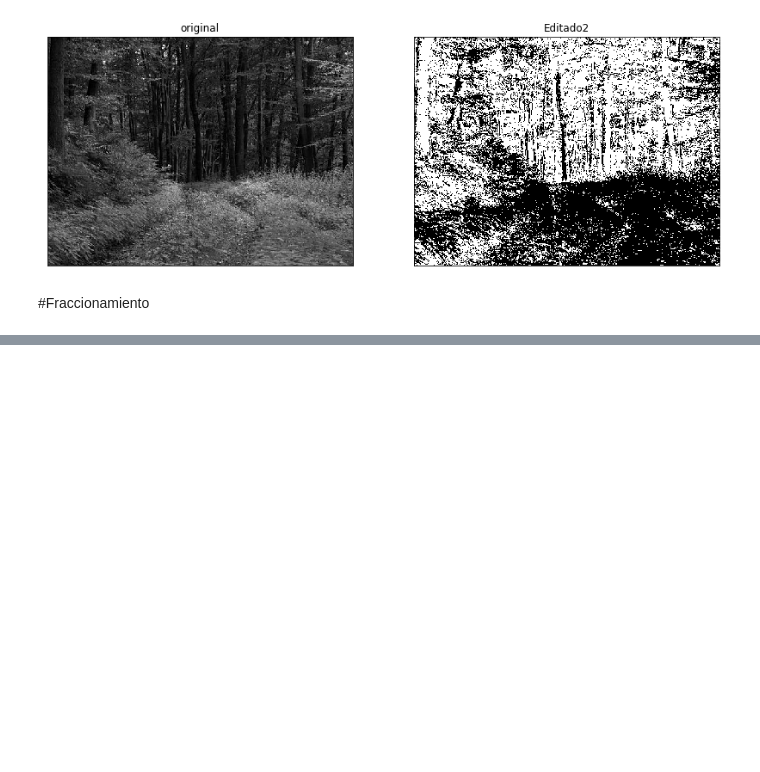
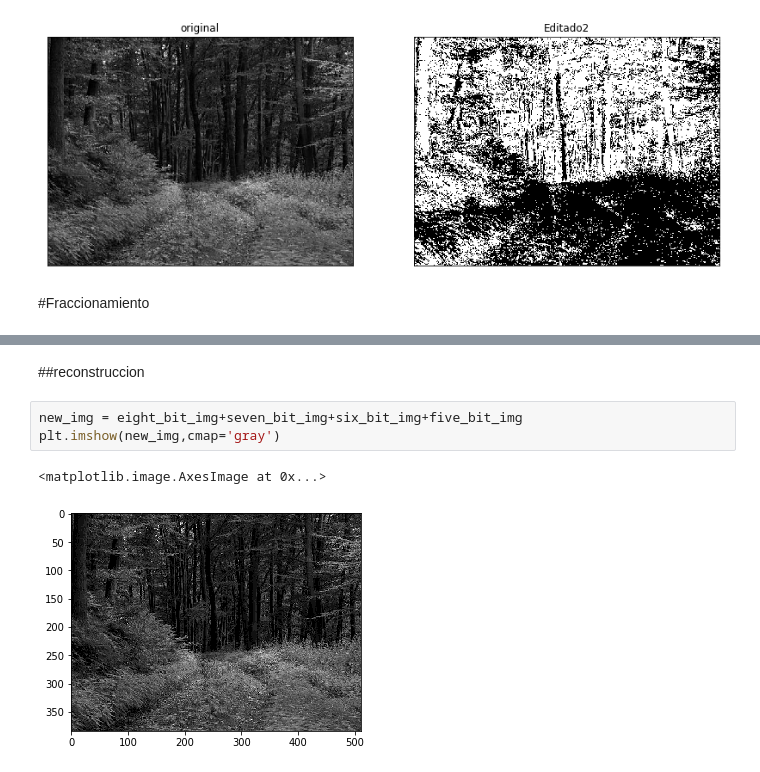
Before and after one commit to gabrielmercado90/PDI1, a Jupyter notebook: Interpolacion_y_transformaciones.ipynb, the cells around one changed output, grey strips where cells are left out. Cells and saved outputs as stored; diff of their text form; blank space fills up the shorter version.

```diff
--- a/Interpolacion_y_transformaciones.ipynb
+++ b/Interpolacion_y_transformaciones.ipynb
@@ -243,0 +300,8 @@ fraccionamiento('pastel.png',200,250)
+# %% [markdown]
+##reconstruccion
+# %%
+new_img = eight_bit_img+seven_bit_img+six_bit_img+five_bit_img
+plt.imshow(new_img,cmap='gray')
+# %% [output]
+<matplotlib.image.AxesImage at 0x...>
+[figure, added]
```
Also changed, not shown: parts of 8 cells of this notebook.
